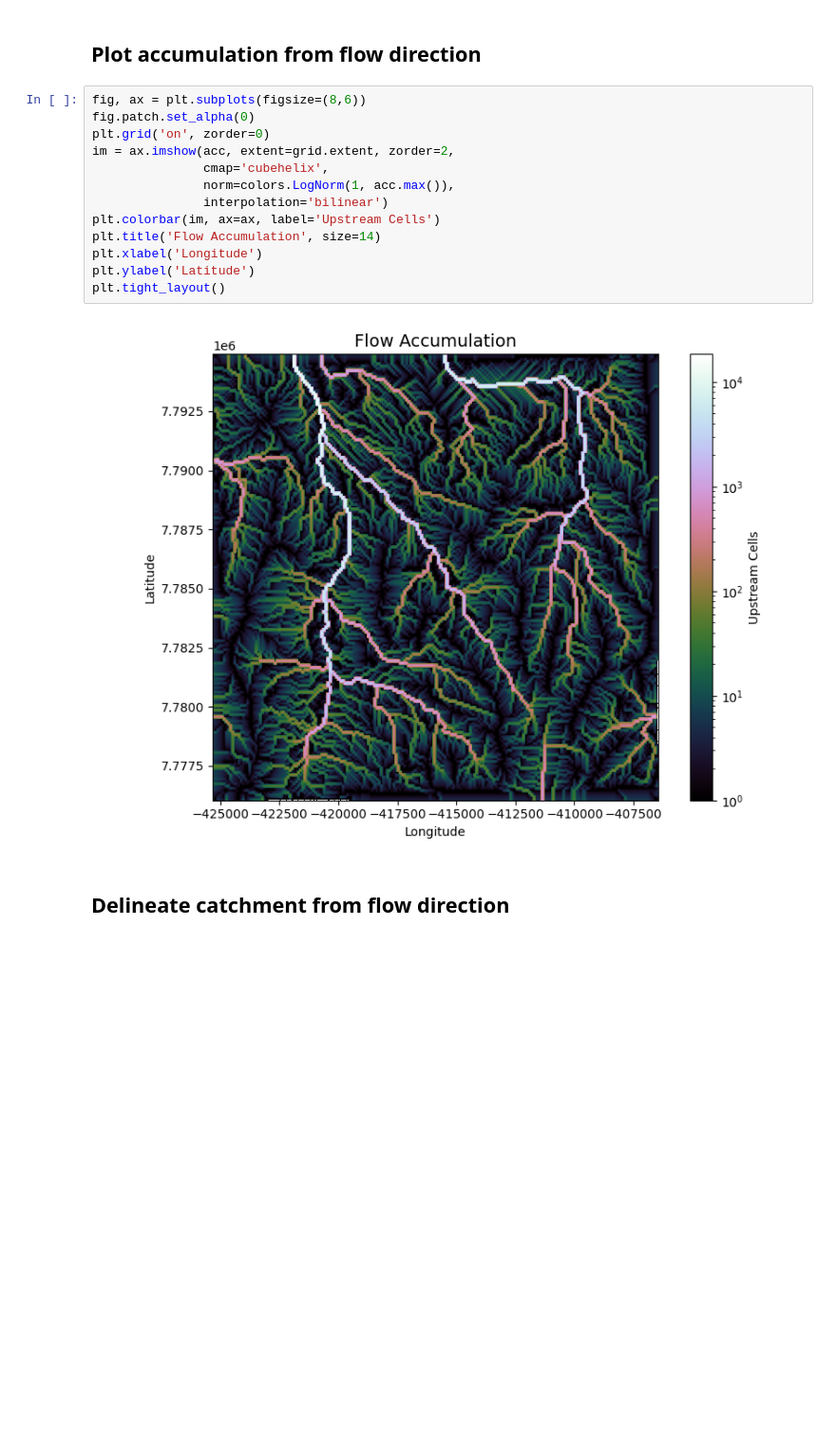
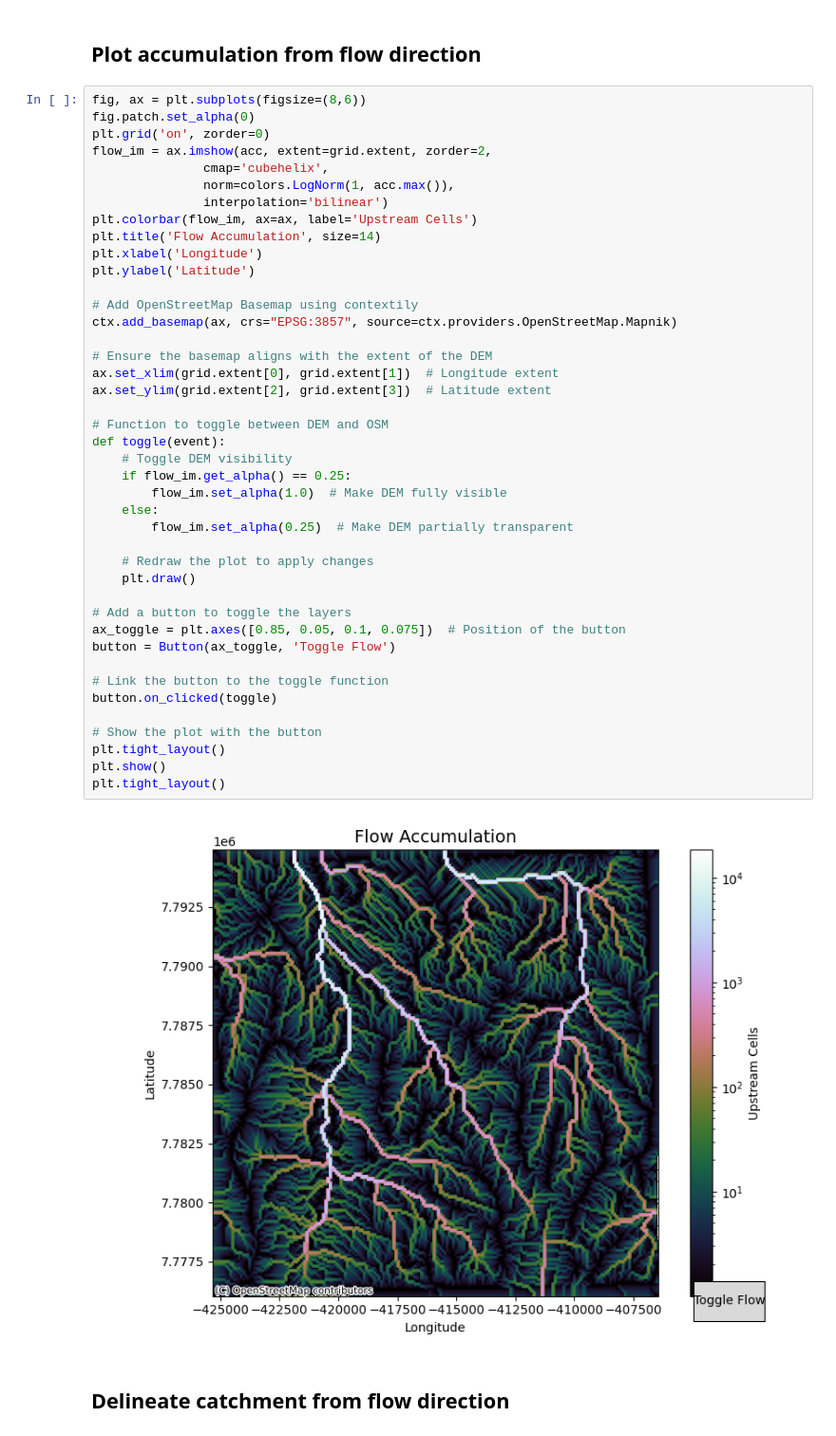
Before and after one commit to shaunlee0/lochaber-water-shed-analysis, a Jupyter notebook: analysis.ipynb, the cells around one changed output. Shown at 95% size. Saved outputs shown, nothing was run; the diff lists cells and outputs as text; blank space fills up the shorter version.

```diff
--- a/analysis.ipynb
+++ b/analysis.ipynb
@@ -94,18 +112,47 @@ acc = grid.accumulation(fdir, dirmap=dirmap)
 # %%
 fig, ax = plt.subplots(figsize=(8,6))
 fig.patch.set_alpha(0)
 plt.grid('on', zorder=0)
-im = ax.imshow(acc, extent=grid.extent, zorder=2,
+flow_im = ax.imshow(acc, extent=grid.extent, zorder=2,
                cmap='cubehelix',
                norm=colors.LogNorm(1, acc.max()),
                interpolation='bilinear')
-plt.colorbar(im, ax=ax, label='Upstream Cells')
+plt.colorbar(flow_im, ax=ax, label='Upstream Cells')
 plt.title('Flow Accumulation', size=14)
 plt.xlabel('Longitude')
 plt.ylabel('Latitude')
+
+# Add OpenStreetMap Basemap using contextily
+ctx.add_basemap(ax, crs="EPSG:3857", source=ctx.providers.OpenStreetMap.Mapnik)
+
+# Ensure the basemap aligns with the extent of the DEM
+ax.set_xlim(grid.extent[0], grid.extent[1])  # Longitude extent
+ax.set_ylim(grid.extent[2], grid.extent[3])  # Latitude extent
+
+# Function to toggle between DEM and OSM
+def toggle(event):
+    # Toggle DEM visibility
+    if flow_im.get_alpha() == 0.25:
+        flow_im.set_alpha(1.0)  # Make DEM fully visible
+    else:
+        flow_im.set_alpha(0.25)  # Make DEM partially transparent
+
+    # Redraw the plot to apply changes
+    plt.draw()
+
+# Add a button to toggle the layers
+ax_toggle = plt.axes([0.85, 0.05, 0.1, 0.075])  # Position of the button
+button = Button(ax_toggle, 'Toggle Flow')
+
+# Link the button to the toggle function
+button.on_clicked(toggle)
+
+# Show the plot with the button
 plt.tight_layout()
+plt.show()
+plt.tight_layout()
 # %% [output]
-[figure, old version]
+[figure, new version]
 # %% [markdown]
 ## Delineate catchment from flow direction
 # %%
```
Also changed, not shown: parts of 1 cell of this notebook.
